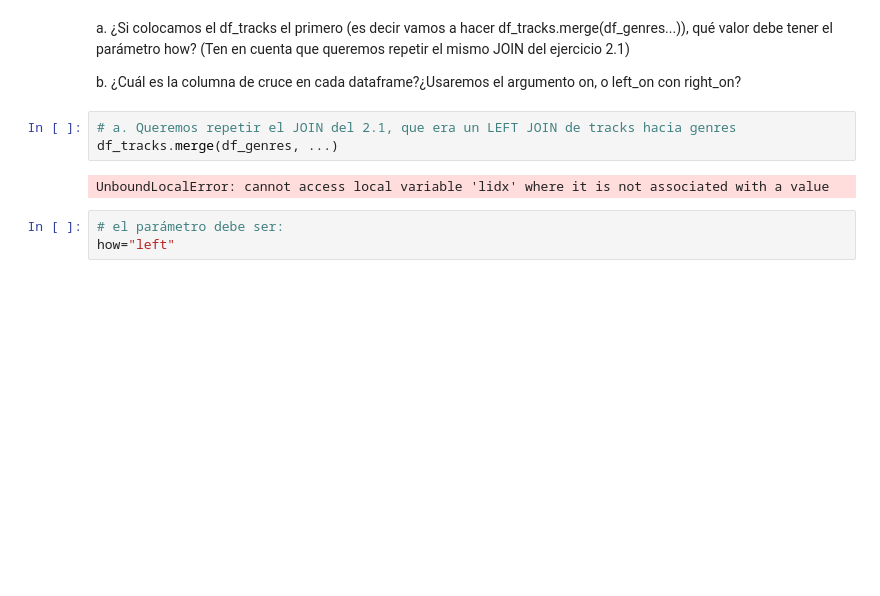
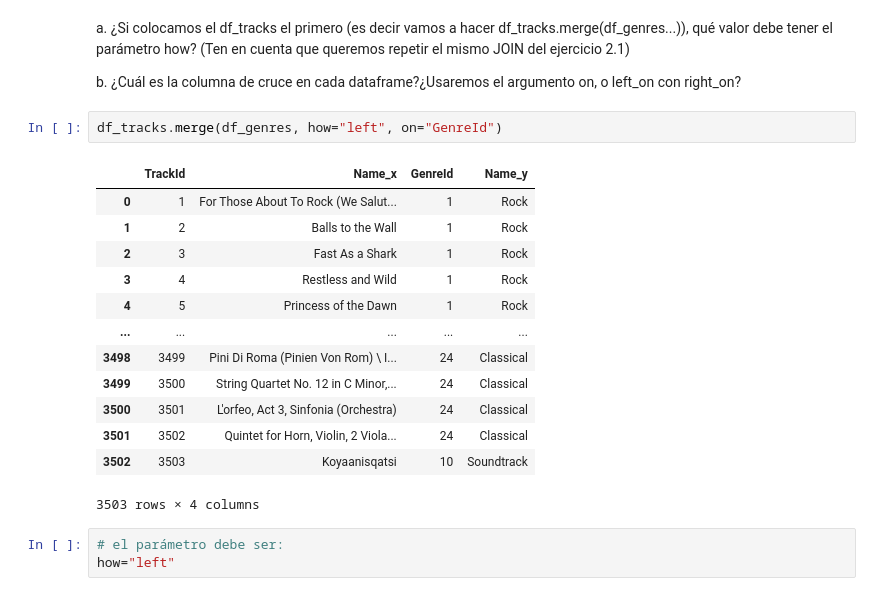
Before and after one commit to dianahoyos/DS_Online_Diana_Hoyos, a Jupyter notebook: 03_Data_Analysis/Sprint_06/Unidad_01_Procesado_Datos_Internos_BBDD/03_Practica_Obligatoria/18_Practica_Obligatoria_SQL.ipynb, the cells around one changed output. Drawn from its saved outputs; the diff is of its cells as text; blank space fills up the shorter version.

```diff
--- a/03_Data_Analysis/Sprint_06/Unidad_01_Procesado_Datos_Internos_BBDD/03_Practica_Obligatoria/18_Practica_Obligatoria_SQL.ipynb
+++ b/03_Data_Analysis/Sprint_06/Unidad_01_Procesado_Datos_Internos_BBDD/03_Practica_Obligatoria/18_Practica_Obligatoria_SQL.ipynb
@@ -266,11 +266,22 @@ df_genres = pd.read_sql("""
 a. ¿Si colocamos el df_tracks el primero (es decir vamos a hacer df_tracks.merge(df_genres...)), qué valor debe tener el parámetro how? (Ten en cuenta que queremos repetir el mismo JOIN del ejercicio 2.1)
 
 b. ¿Cuál es la columna de cruce en cada dataframe?¿Usaremos el argumento on, o left_on con right_on?
-# %%
-# a. Queremos repetir el JOIN del 2.1, que era un LEFT JOIN de tracks hacia genres
-df_tracks.merge(df_genres, ...)
-# %% [output]
-UnboundLocalError: cannot access local variable 'lidx' where it is not associated with a value
+# %%
+df_tracks.merge(df_genres, how="left", on="GenreId")
+# %% [output]
+|  | TrackId | Name_x | GenreId | Name_y |
+| 0 | 1 | For Those About To Rock (We Salut... | 1 | Rock |
+| 1 | 2 | Balls to the Wall | 1 | Rock |
+| 2 | 3 | Fast As a Shark | 1 | Rock |
+| 3 | 4 | Restless and Wild | 1 | Rock |
+| 4 | 5 | Princess of the Dawn | 1 | Rock |
+| ... | ... | ... | ... | ... |
+| 3498 | 3499 | Pini Di Roma (Pinien Von Rom) \ I... | 24 | Classical |
+| 3499 | 3500 | String Quartet No. 12 in C Minor,... | 24 | Classical |
+| 3500 | 3501 | L'orfeo, Act 3, Sinfonia (Orchestra) | 24 | Classical |
+| 3501 | 3502 | Quintet for Horn, Violin, 2 Viola... | 24 | Classical |
+| 3502 | 3503 | Koyaanisqatsi | 10 | Soundtrack |
+3503 rows × 4 columns
 # %%
 # el parámetro debe ser:
 how="left"
```
Also changed, not shown: parts of 3 cells of this notebook, 2 other files.
